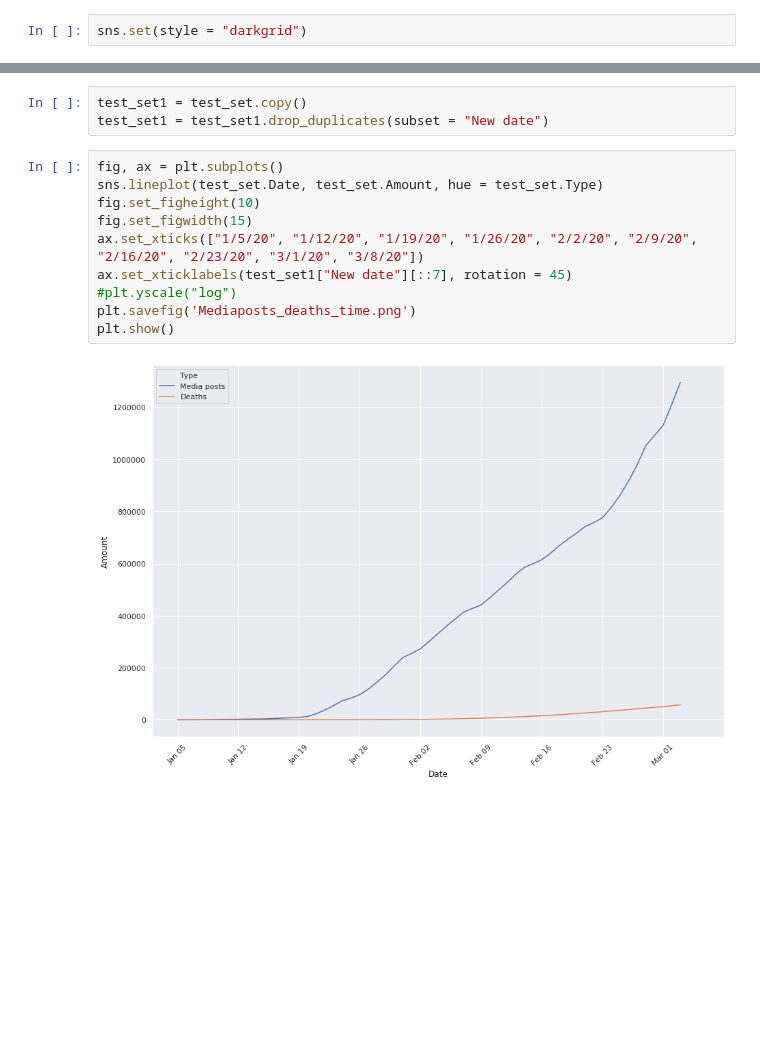
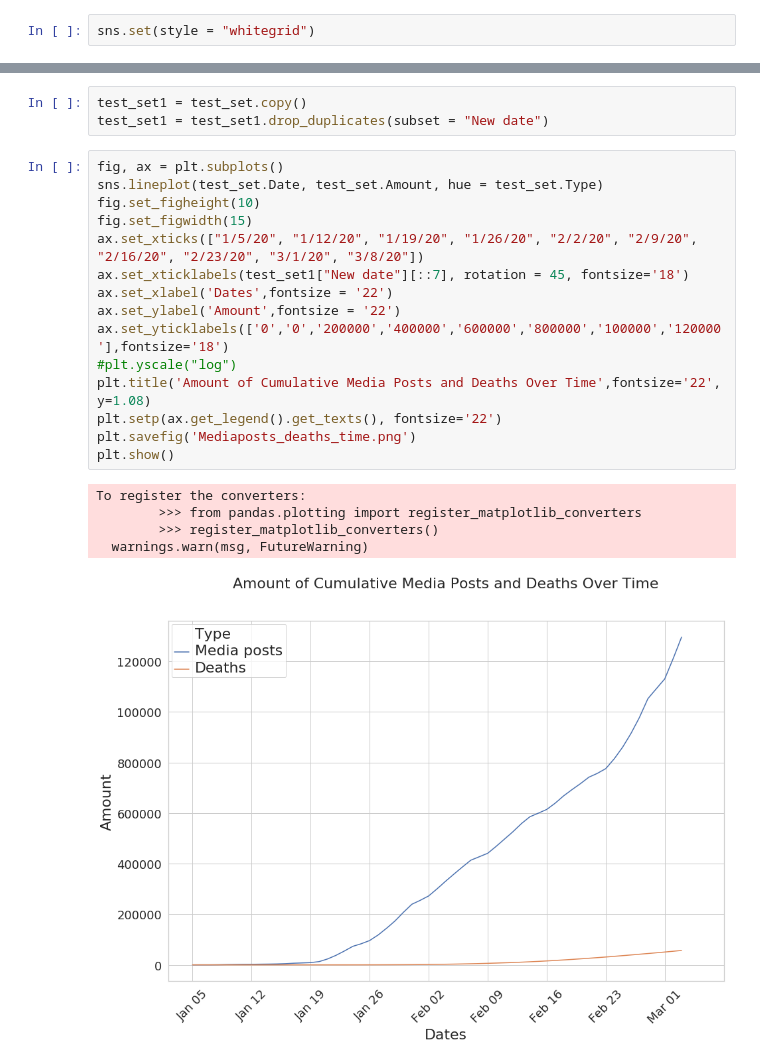
Before and after one commit to Haervaerk/Project2-Group-G, a Jupyter notebook: media_outrage2.ipynb, the cells around one changed output, grey strips where cells are left out. Drawn from its saved outputs; the diff is of its cells as text; blank space fills up the shorter version.

```diff
--- a/media_outrage2.ipynb
+++ b/media_outrage2.ipynb
@@ -5,7 +5,7 @@ import numpy as np
 import seaborn as sns
 import matplotlib.pyplot as plt
 # %%
-sns.set(style = "darkgrid")
+sns.set(style = "whitegrid")
 # %%
 test_set = pd.read_csv("set_for_seaborn2.csv")
 # %%
@@ -17,12 +17,21 @@ test_set1 = test_set1.drop_duplicates(subset = "New date")
 # %%
 fig, ax = plt.subplots()
 sns.lineplot(test_set.Date, test_set.Amount, hue = test_set.Type)
 fig.set_figheight(10)
 fig.set_figwidth(15)
 ax.set_xticks(["1/5/20", "1/12/20", "1/19/20", "1/26/20", "2/2/20", "2/9/20", "2/16/20", "2/23/20", "3/1/20", "3/8/20"])
-ax.set_xticklabels(test_set1["New date"][::7], rotation = 45)
+ax.set_xticklabels(test_set1["New date"][::7], rotation = 45, fontsize='18')
+ax.set_xlabel('Dates',fontsize = '22')
+ax.set_ylabel('Amount',fontsize = '22')
+ax.set_yticklabels(['0','0','200000','400000','600000','800000','100000','120000'],fontsize='18')
 #plt.yscale("log")
+plt.title('Amount of Cumulative Media Posts and Deaths Over Time',fontsize='22', y=1.08)
+plt.setp(ax.get_legend().get_texts(), fontsize='22')
 plt.savefig('Mediaposts_deaths_time.png')
 plt.show()
 # %% [output]
+To register the converters:
+        >>> from pandas.plotting import register_matplotlib_converters
+        >>> register_matplotlib_converters()
+  warnings.warn(msg, FutureWarning)
-[figure, old version]
+[figure, new version]
```
